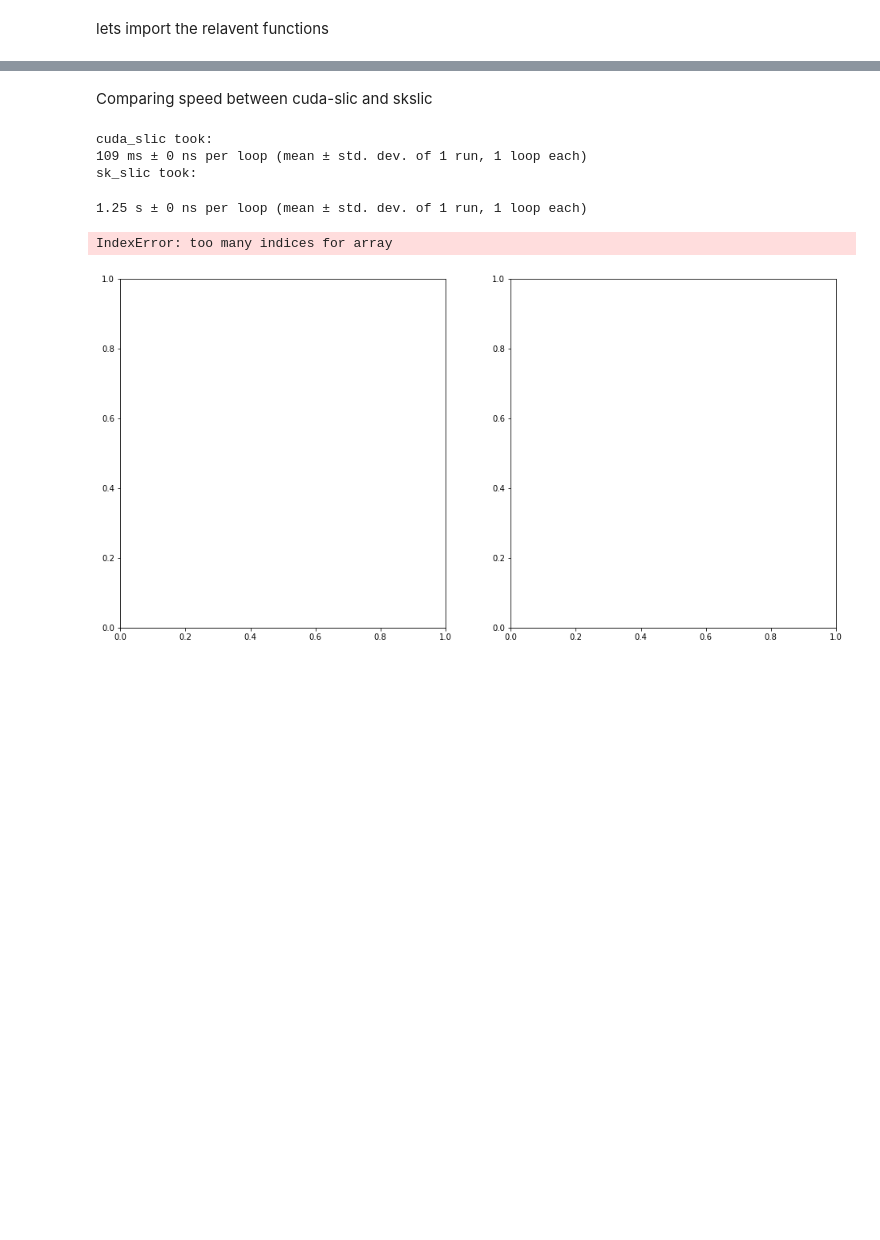
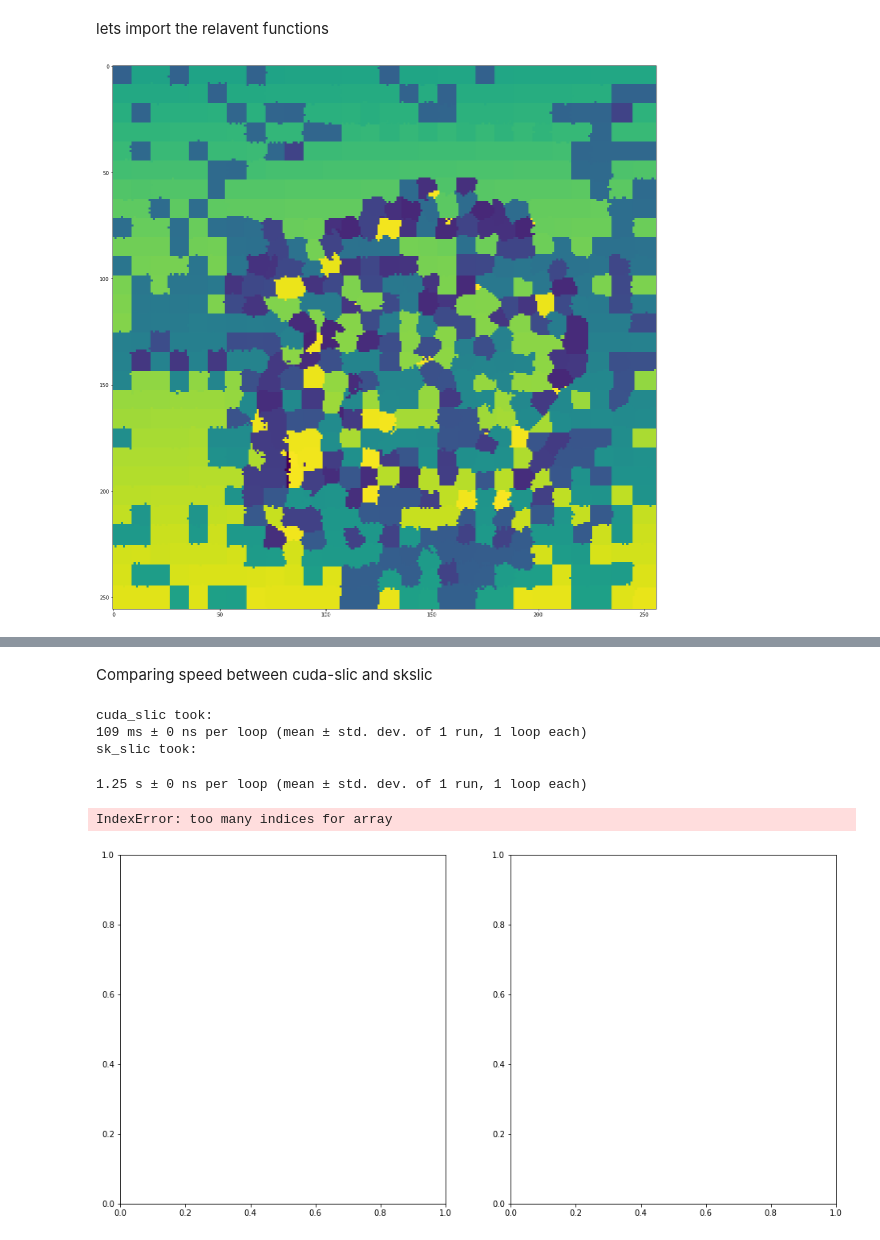
Before and after one commit to rosalindfranklininstitute/cuda-slic, a Jupyter notebook: notebooks/exploring_slic3d.ipynb, the cells around one changed output, grey strips where cells are left out. Drawn from its saved outputs; the diff is of its cells as text; code cells hidden in the pictures; blank space fills up the shorter version.

```diff
--- a/notebooks/exploring_slic3d.ipynb
+++ b/notebooks/exploring_slic3d.ipynb
@@ -22,3 +22,16 @@ from skimage.segmentation import mark_boundaries
 
 import matplotlib.pyplot as plt
 from ipywidgets import interact
+# %%
+# 3D muli-channel
+import h5py as h5
+with h5.File('../data/brain.h5', 'r') as f:
+    brain = f['/data'][()]
+#labels = cuda_slic(brain, n_segments=10000, multichannel=False, compactness=1)
+labels = sk_slic(brain, n_segments=10000, multichannel=False, compactness=0.02, slic_zero=True)
+
+plt.figure(figsize=(20,20))
+plt.imshow(labels[40])
+plt.show()
+# %% [output]
+[figure, added]
```
Also changed, not shown: parts of 1 cell of this notebook, 4 other files.
